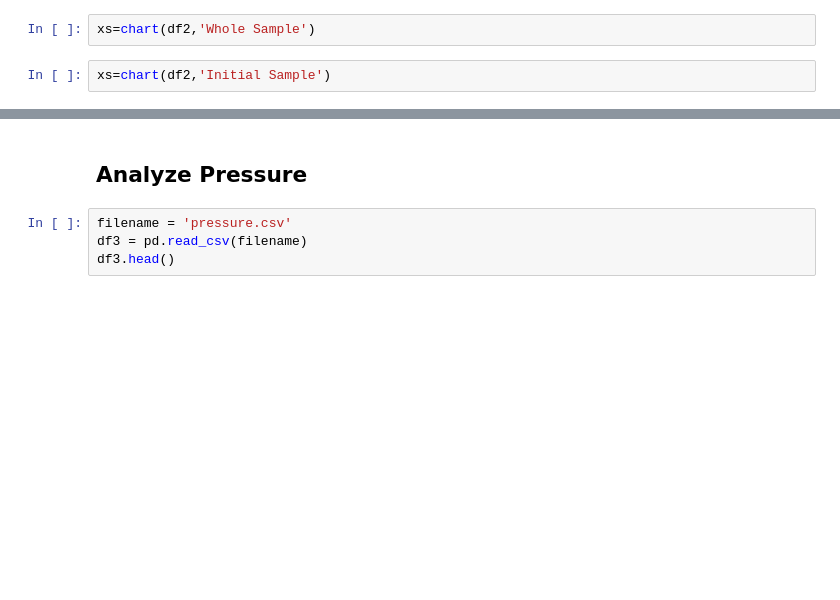
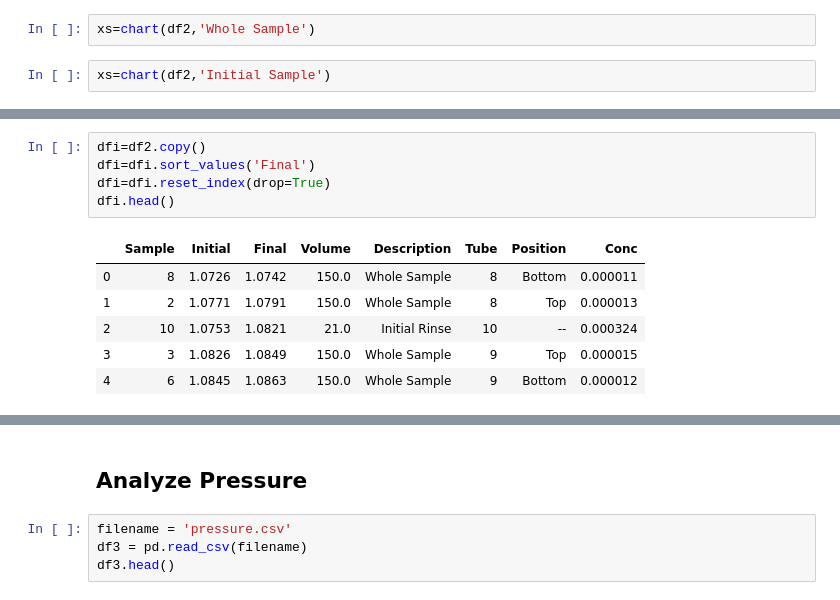
Before and after one commit to mattcoast/Oyster_Hydro, a Jupyter notebook: Oyster_Hydro.ipynb, the cells around one changed output, grey strips where cells are left out. Drawn from its saved outputs; the diff is of its cells as text; blank space fills up the shorter version.

```diff
--- a/Oyster_Hydro.ipynb
+++ b/Oyster_Hydro.ipynb
@@ -122,0 +156,12 @@ fig.savefig('filtration.png')
+# %%
+dfi=df2.copy()
+dfi=dfi.sort_values('Final')
+dfi=dfi.reset_index(drop=True)
+dfi.head()
+# %% [output]
+|  | Sample | Initial | Final | Volume | Description | Tube | Position | Conc |
+| 0 | 8 | 1.0726 | 1.0742 | 150.0 | Whole Sample | 8 | Bottom | 0.000011 |
+| 1 | 2 | 1.0771 | 1.0791 | 150.0 | Whole Sample | 8 | Top | 0.000013 |
+| 2 | 10 | 1.0753 | 1.0821 | 21.0 | Initial Rinse | 10 | -- | 0.000324 |
+| 3 | 3 | 1.0826 | 1.0849 | 150.0 | Whole Sample | 9 | Top | 0.000015 |
+| 4 | 6 | 1.0845 | 1.0863 | 150.0 | Whole Sample | 9 | Bottom | 0.000012 |
```
Also changed, not shown: parts of 9 cells of this notebook.
